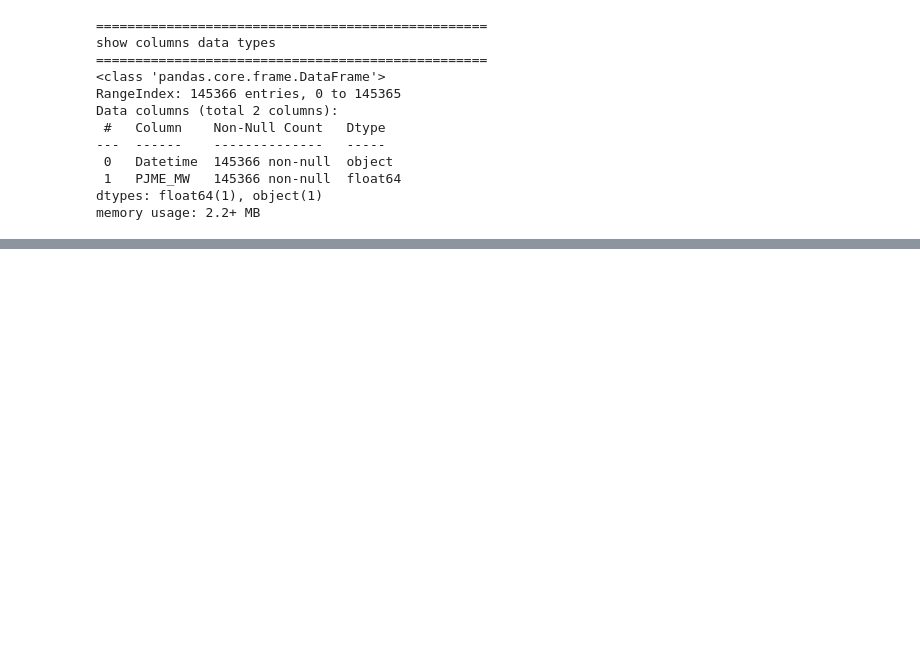
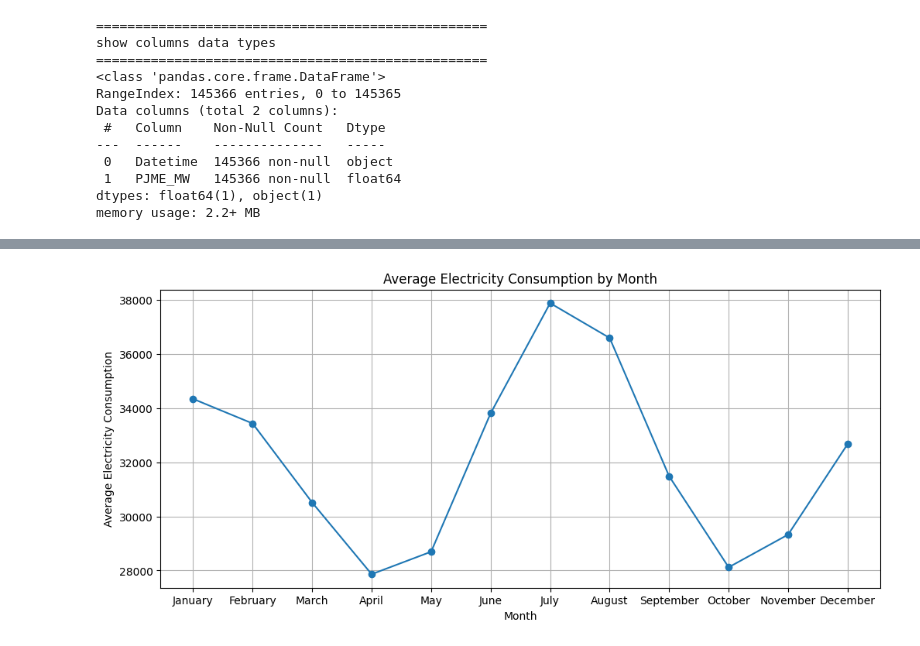
Before and after one commit to ikara-py/azure_1, a Jupyter notebook: notebooks/01_eda.ipynb, the cells around one changed output, grey strips where cells are left out. Saved outputs shown, nothing was run; the diff lists cells and outputs as text; code cells hidden in the pictures; blank space fills up the shorter version.

```diff
--- a/notebooks/01_eda.ipynb
+++ b/notebooks/01_eda.ipynb
@@ -93,0 +276,7 @@ memory usage: 2.2+ MB
+# %%
+monthly_consumption = clean_df.groupby(clean_df['Datetime'].dt.month )['PJME_MW'].mean()
+
+
+print_txt('calculate the average consuption per month')
+
+display(monthly_consumption)
@@ -93,0 +301,5 @@ memory usage: 2.2+ MB
+# %%
+months = ['January', 'February', 'March', 'April', 'May', 'June', 'July', 'August', 'September', 'October', 'November', 'December']
+show_plot(monthly_consumption, 'Average Electricity Consumption by Month', 'Month', 'Average Electricity Consumption', [range(1, 13), months])
+# %% [output]
+[figure, added]
```
Also changed, not shown: parts of 31 cells of this notebook, 1 other file.
